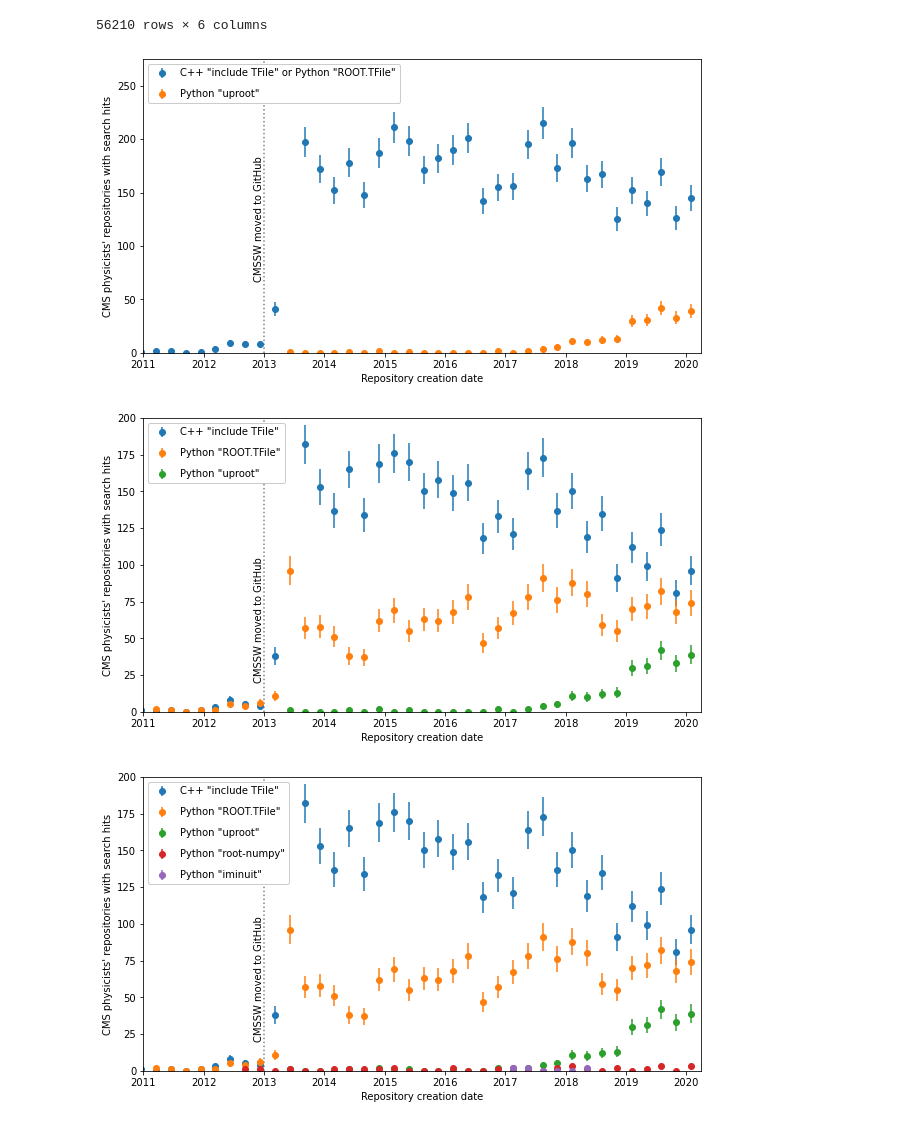
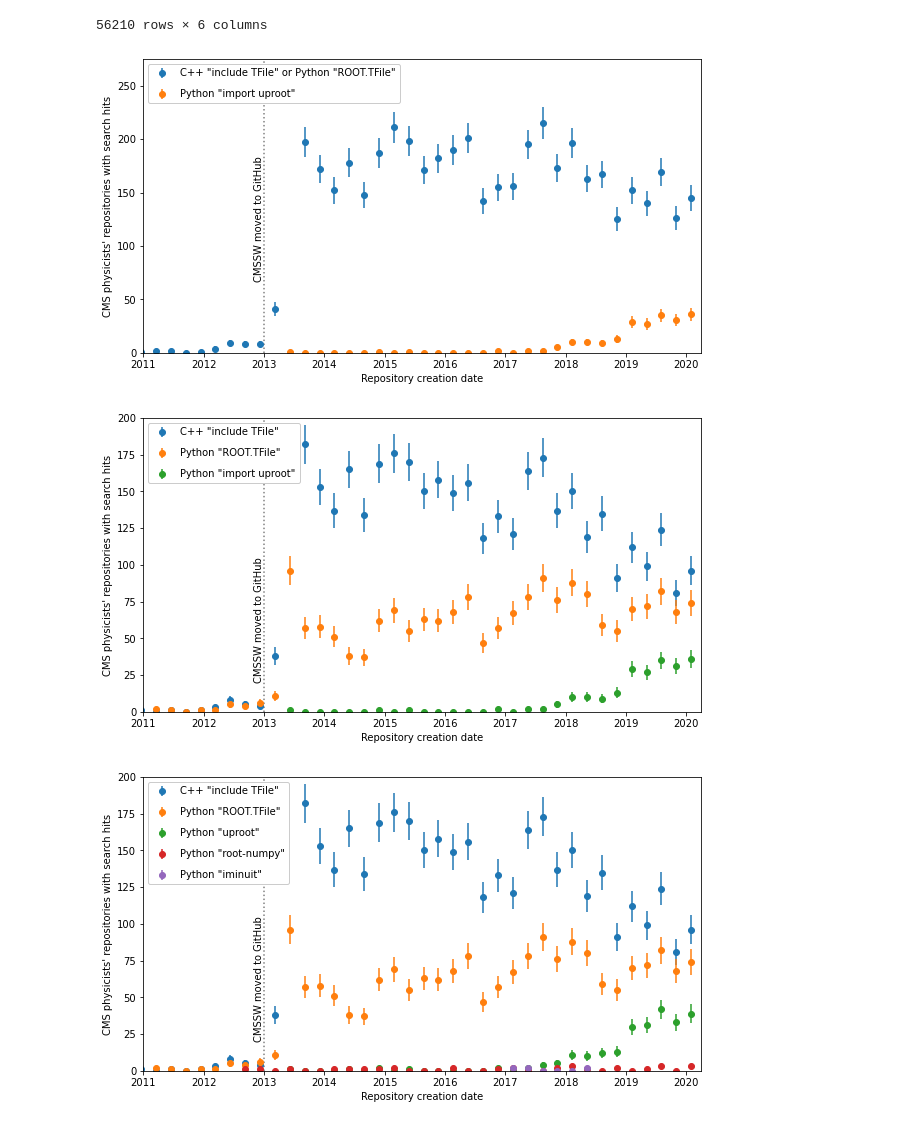
Before and after one commit to jpivarski-talks/2020-08-13-pyhep-debriefing, a Jupyter notebook: analyze-cmssw.ipynb, the cells around one changed output. Cells and saved outputs as stored; diff of their text form; code cells hidden in the pictures.

```diff
--- a/analyze-cmssw.ipynb
+++ b/analyze-cmssw.ipynb
@@ -454,6 +454,32 @@ search_uproot_vstime = pd.merge(search_uproot, userrepos.set_index(["owner_login
 search_uproot_vstime.set_index(["owner_login", "repo_name", "created_at"], inplace=True)
 search_uproot_vstime = search_uproot_vstime.groupby(level=2).max()["repo_id"] != 0
 search_uproot_vstime = search_uproot_vstime.resample("90D", origin=userrepos_cut["created_at"].max()).sum()
+# %%
+search_importuproot_lists = {
+    "repo_id": [],
+    "owner_login": [],
+    "owner_id": [],
+    "repo_name": [],
+    "path": [],
+    "fork": [],
+}
+
+for filename in glob.glob("/mnt/forks-of-cmssw/packages/import-uproot/*.json"):
+    for match in json.load(open(filename))["items"]:
+        search_importuproot_lists["repo_id"].append(match["repository"]["id"])
+        search_importuproot_lists["owner_login"].append(match["repository"]["owner"]["login"])
+        search_importuproot_lists["owner_id"].append(match["repository"]["owner"]["id"])
+        search_importuproot_lists["repo_name"].append(match["repository"]["name"])
+        search_importuproot_lists["path"].append(match["path"])
+        search_importuproot_lists["fork"].append(match["repository"]["fork"])
+
+search_importuproot = pd.DataFrame(search_importuproot_lists)
+search_importuproot.set_index(["owner_login", "repo_name"], inplace=True, drop=False)
+
+search_importuproot_vstime = pd.merge(search_importuproot, userrepos.set_index(["owner_login", "repo_name"]))
+search_importuproot_vstime.set_index(["owner_login", "repo_name", "created_at"], inplace=True)
+search_importuproot_vstime = search_importuproot_vstime.groupby(level=2).max()["repo_id"] != 0
+search_importuproot_vstime = search_importuproot_vstime.resample("90D", origin=userrepos_cut["created_at"].max()).sum()
 # %%
 search_iminuit_lists = {
     "repo_id": [],
@@ -621,30 +647,30 @@ for package in ["matplotlib", "cpp-tmva", "python-tmva", "cpp-torch", "python-to
     search_packages[package] = search_vstime
 # %%
 ax = search_anyroot_vstime.plot(yerr=np.sqrt(search_anyroot_vstime), marker="o", ls="none", rot=0, figsize=(10, 6))
-search_uproot_vstime.plot(yerr=np.sqrt(search_uproot_vstime), marker="o", ls="none", rot=0, ax=ax)
+search_importuproot_vstime.plot(yerr=np.sqrt(search_importuproot_vstime), marker="o", ls="none", rot=0, ax=ax)
 years = ("2011", "2012", "2013", "2014", "2015", "2016", "2017", "2018", "2019", "2020")
 ax.set_xticks([pd.to_datetime(x + "-01-01") for x in years])
 ax.set_xticklabels(years, ha="center")
 ax.set_xlabel("Repository creation date")
 ax.set_ylabel("CMS physicists' repositories with search hits")
 ax.set_xlim(pd.to_datetime("2011-01-01"), pd.to_datetime("2020-04-01"))
 ax.set_ylim(0, 275)
 ax.legend([
-    "C++ \"include TFile\" or Python \"ROOT.TFile\"", "Python \"uproot\""
+    "C++ \"include TFile\" or Python \"ROOT.TFile\"", "Python \"import uproot\""
 ], loc="upper left", labelspacing=1.1, framealpha=1)
 ax.axvline(pd.to_datetime("2013-01-01"), c="gray", ls=":")
 ax.text(pd.to_datetime("2013-01-01") - pd.to_timedelta("60 days"), 250*0.5, "CMSSW moved to GitHub", rotation=90, va="center")
 # ax.axvline(pd.to_datetime("2015-04-10"), c="gray", ls=":")
 # ax.text(pd.to_datetime("2015-04-10")- pd.to_timedelta("60 days"), 175, "Start of Run 2", rotation=90, va="top")
 # ax.axvline(pd.to_datetime("2018-12-03"), c="gray", ls=":")
 # ax.text(pd.to_datetime("2018-12-03")- pd.to_timedelta("60 days"), 175, "End of Run 2", rotation=90, va="top")
 ax.get_figure().savefig("PLOTS/github-anyroot-uproot.svg")
 # %% [output]
-[figure, old version]
+[figure, new version]
 # %%
 ax = search_cpproot_vstime.plot(yerr=np.sqrt(search_cpproot_vstime), marker="o", ls="none", rot=0, figsize=(10, 6))
 search_pythonroot_vstime.plot(yerr=np.sqrt(search_pythonroot_vstime), marker="o", ls="none", rot=0, ax=ax)
-search_uproot_vstime.plot(yerr=np.sqrt(search_uproot_vstime), marker="o", ls="none", rot=0, ax=ax)
+search_importuproot_vstime.plot(yerr=np.sqrt(search_importuproot_vstime), marker="o", ls="none", rot=0, ax=ax)
 years = ("2011", "2012", "2013", "2014", "2015", "2016", "2017", "2018", "2019", "2020")
 ax.set_xticks([pd.to_datetime(x + "-01-01") for x in years])
 ax.set_xticklabels(years, ha="center")
@@ -653,7 +679,7 @@ ax.set_ylabel("CMS physicists' repositories with search hits")
 ax.set_xlim(pd.to_datetime("2011-01-01"), pd.to_datetime("2020-04-01"))
 ax.set_ylim(0, 200)
 ax.legend([
-    "C++ \"include TFile\"", "Python \"ROOT.TFile\"", "Python \"uproot\""
+    "C++ \"include TFile\"", "Python \"ROOT.TFile\"", "Python \"import uproot\""
 ], loc="upper left", labelspacing=1.1, framealpha=1)
 ax.axvline(pd.to_datetime("2013-01-01"), c="gray", ls=":")
 ax.text(pd.to_datetime("2013-01-01") - pd.to_timedelta("60 days"), 125*0.5, "CMSSW moved to GitHub", rotation=90, va="center")
@@ -663,7 +689,7 @@ ax.text(pd.to_datetime("2013-01-01") - pd.to_timedelta("60 days"), 125*0.5, "CMS
 # ax.text(pd.to_datetime("2018-12-03")- pd.to_timedelta("60 days"), 175, "End of Run 2", rotation=90, va="top")
 ax.get_figure().savefig("PLOTS/github-root-uproot.svg")
 # %% [output]
-[figure, old version]
+[figure, new version]
 # %%
 ax = search_cpproot_vstime.plot(yerr=np.sqrt(search_cpproot_vstime), marker="o", ls="none", rot=0, figsize=(10, 6))
 search_pythonroot_vstime.plot(yerr=np.sqrt(search_pythonroot_vstime), marker="o", ls="none", rot=0, ax=ax)
```
Also changed, not shown: parts of 3 cells of this notebook, 10 other files.
